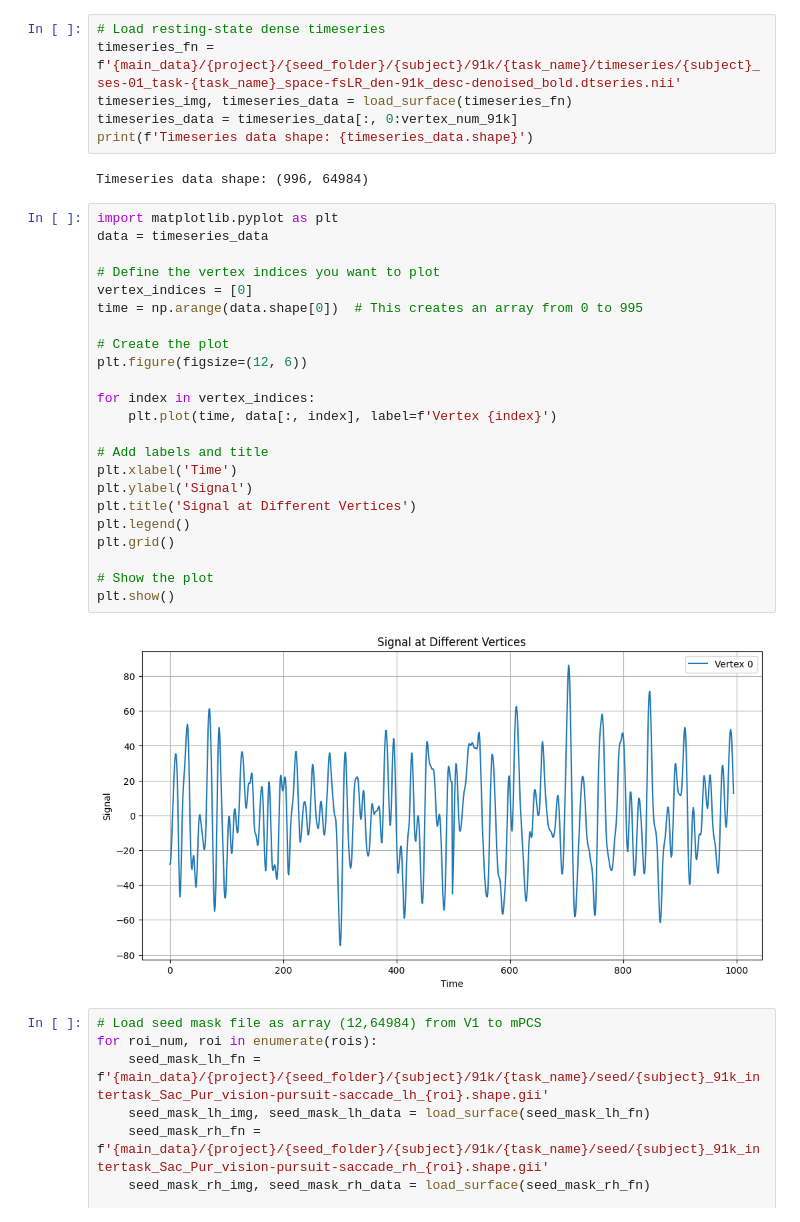
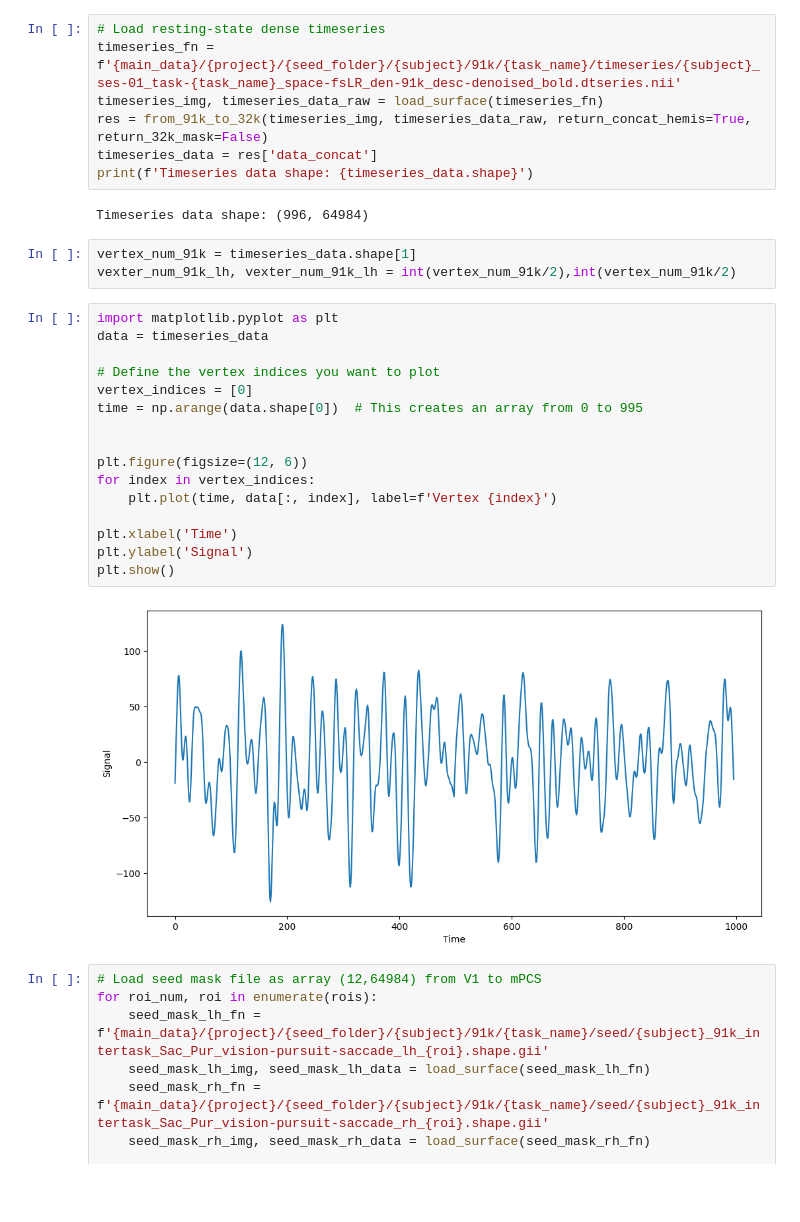
Before and after one commit to mszinte/pRF_analysis, a Jupyter notebook: analysis_code/postproc/rest/dev/stats_rest.ipynb, the cells around one changed output. Saved outputs shown, nothing was run; the diff lists cells and outputs as text; blank space fills up the shorter version.

Commit message:
correction to get the right vertices from the the cifti

```diff
--- a/analysis_code/postproc/rest/dev/stats_rest.ipynb
+++ b/analysis_code/postproc/rest/dev/stats_rest.ipynb
@@ -66,36 +66,33 @@ vertex_num_91k = 64984
 # %%
 # Load resting-state dense timeseries
 timeseries_fn = f'{main_data}/{project}/{seed_folder}/{subject}/91k/{task_name}/timeseries/{subject}_ses-01_task-{task_name}_space-fsLR_den-91k_desc-denoised_bold.dtseries.nii'
-timeseries_img, timeseries_data = load_surface(timeseries_fn)
-timeseries_data = timeseries_data[:, 0:vertex_num_91k]
+timeseries_img, timeseries_data_raw = load_surface(timeseries_fn)
+res = from_91k_to_32k(timeseries_img, timeseries_data_raw, return_concat_hemis=True, return_32k_mask=False)
+timeseries_data = res['data_concat']
 print(f'Timeseries data shape: {timeseries_data.shape}')
 # %% [output]
 Timeseries data shape: (996, 64984)
+# %%
+vertex_num_91k = timeseries_data.shape[1]
+vexter_num_91k_lh, vexter_num_91k_lh = int(vertex_num_91k/2),int(vertex_num_91k/2)
 # %%
 import matplotlib.pyplot as plt
 data = timeseries_data
 
 # Define the vertex indices you want to plot
 vertex_indices = [0]
 time = np.arange(data.shape[0])  # This creates an array from 0 to 995
 
-# Create the plot
+
 plt.figure(figsize=(12, 6))
-
 for index in vertex_indices:
     plt.plot(time, data[:, index], label=f'Vertex {index}')
 
-# Add labels and title
 plt.xlabel('Time')
 plt.ylabel('Signal')
-plt.title('Signal at Different Vertices')
-plt.legend()
-plt.grid()
-
-# Show the plot
 plt.show()
 # %% [output]
-[figure, old version]
+[figure, new version]
 # %%
 # Load seed mask file as array (12,64984) from V1 to mPCS
 for roi_num, roi in enumerate(rois):
```
Also changed, not shown: parts of 7 cells of this notebook, 2 other files.
